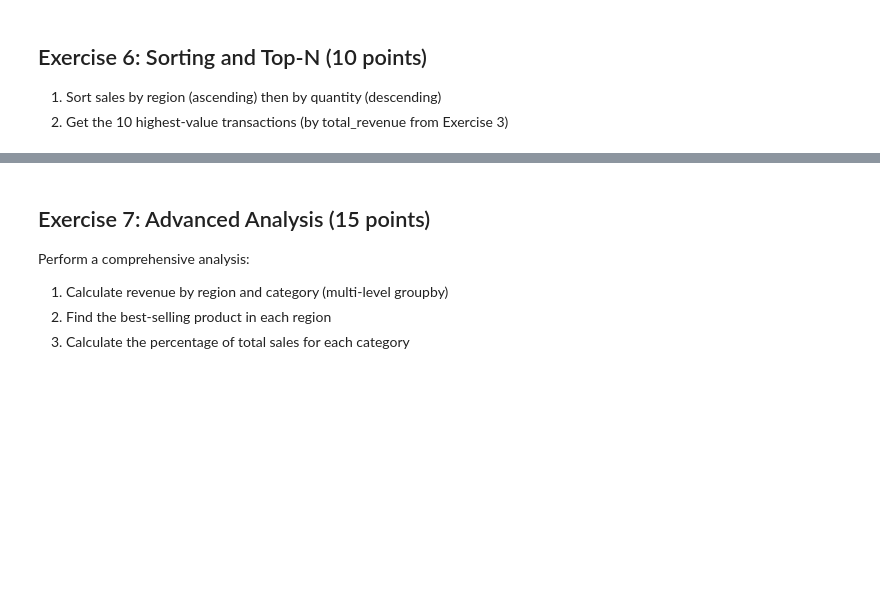
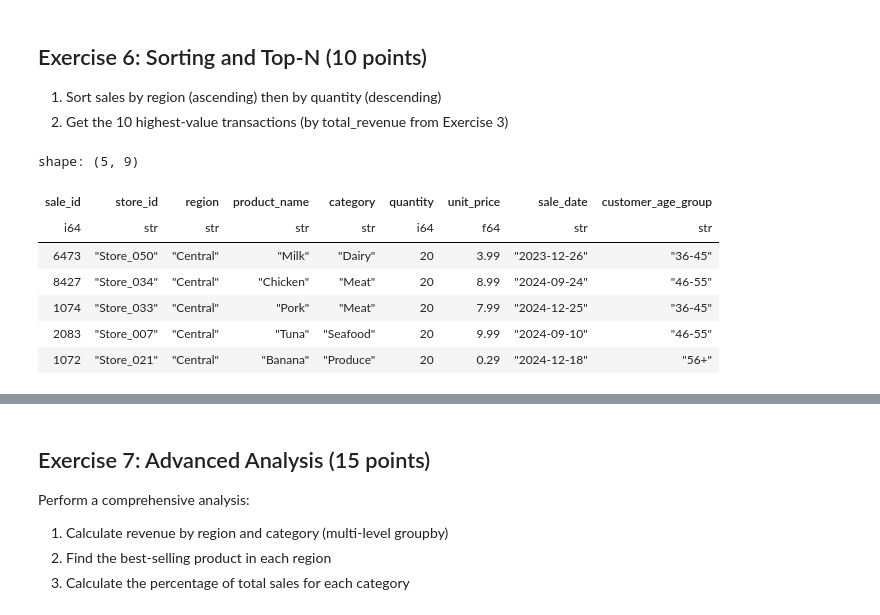
Before and after one commit to Navenkumar-Balasubramaniam/00-General, a Jupyter notebook: 18 Polars/exercise 2/s02_data_manipulation_homework.ipynb, the cells around one changed output, grey strips where cells are left out. Cells and saved outputs as stored; diff of their text form; code cells hidden in the pictures; blank space fills up the shorter version.

```diff
--- a/18 Polars/exercise 2/s02_data_manipulation_homework.ipynb
+++ b/18 Polars/exercise 2/s02_data_manipulation_homework.ipynb
@@ -193,6 +193,16 @@ shape: (1, 9)
 2. Get the 10 highest-value transactions (by total_revenue from Exercise 3)
 # %%
 # 6.1 Sort by region and quantity
-sorted_sales = ...
+sorted_sales = sales.sort(["region","quantity"],descending=[False,True])
+sorted_sales.head(5)
+# %% [output]
+shape: (5, 9)
+| sale_id | store_id | region | product_name | category | quantity | unit_price | sale_date | customer_age_group |
+| i64 | str | str | str | str | i64 | f64 | str | str |
+| 6473 | "Store_050" | "Central" | "Milk" | "Dairy" | 20 | 3.99 | "2023-12-26" | "36-45" |
+| 8427 | "Store_034" | "Central" | "Chicken" | "Meat" | 20 | 8.99 | "2024-09-24" | "46-55" |
+| 1074 | "Store_033" | "Central" | "Pork" | "Meat" | 20 | 7.99 | "2024-12-25" | "36-45" |
+| 2083 | "Store_007" | "Central" | "Tuna" | "Seafood" | 20 | 9.99 | "2024-09-10" | "46-55" |
+| 1072 | "Store_021" | "Central" | "Banana" | "Produce" | 20 | 0.29 | "2024-12-18" | "56+" |
 # %%
 # 6.2 Top 10 by revenue
```
Also changed, not shown: parts of 1 cell of this notebook.
